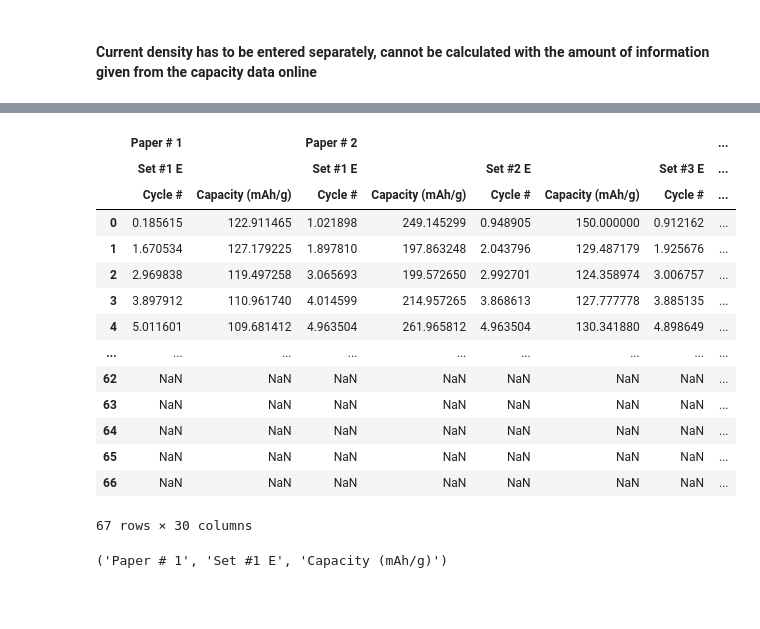
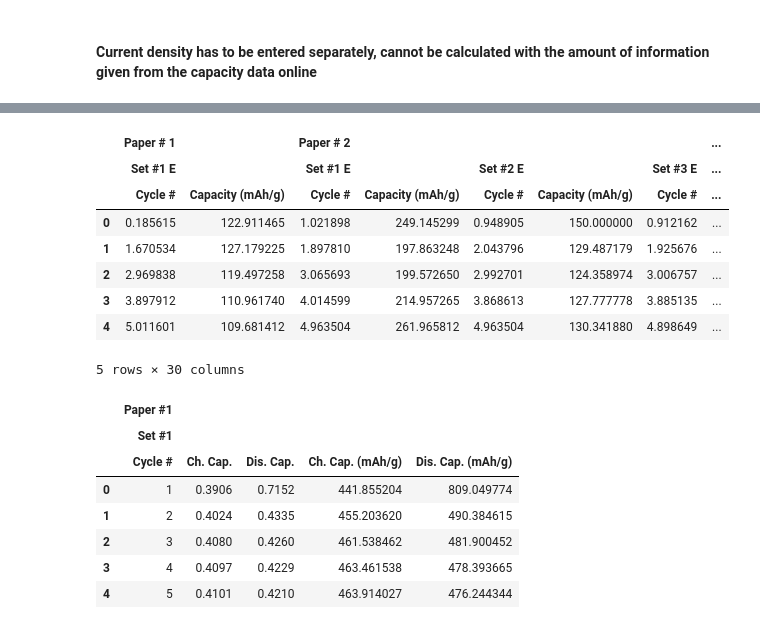
Before and after one commit to BatteryDesign/BatteryRateCap, a Jupyter notebook: Data_Conversion_v1.ipynb, the cells around one changed output, grey strips where cells are left out. Drawn from its saved outputs; the diff is of its cells as text; code cells hidden in the pictures; blank space fills up the shorter version.

```diff
--- a/Data_Conversion_v1.ipynb
+++ b/Data_Conversion_v1.ipynb
@@ -106,24 +88,16 @@ print(file_name)
 # %%
 df2 = pd.read_excel('3D_Battery_Performance_Log.xls', sheet_name = '4_CapacityCycle', header = [0,1,2])
 # %%
-df2
+df2.head()
 # %% [output]
 |  | Paper # 1 |  | Paper # 2 |  |  |  |  | ... |
 |  | Set #1 E |  | Set #1 E |  | Set #2 E |  | Set #3 E | ... |
 |  | Cycle # | Capacity (mAh/g) | Cycle # | Capacity (mAh/g) | Cycle # | Capacity (mAh/g) | Cycle # | ... |
 | 0 | 0.185615 | 122.911465 | 1.021898 | 249.145299 | 0.948905 | 150.000000 | 0.912162 | ... |
 | 1 | 1.670534 | 127.179225 | 1.897810 | 197.863248 | 2.043796 | 129.487179 | 1.925676 | ... |
 | 2 | 2.969838 | 119.497258 | 3.065693 | 199.572650 | 2.992701 | 124.358974 | 3.006757 | ... |
 | 3 | 3.897912 | 110.961740 | 4.014599 | 214.957265 | 3.868613 | 127.777778 | 3.885135 | ... |
 | 4 | 5.011601 | 109.681412 | 4.963504 | 261.965812 | 4.963504 | 130.341880 | 4.898649 | ... |
-| ... | ... | ... | ... | ... | ... | ... | ... | ... |
-| 62 | NaN | NaN | NaN | NaN | NaN | NaN | NaN | ... |
-| 63 | NaN | NaN | NaN | NaN | NaN | NaN | NaN | ... |
-| 64 | NaN | NaN | NaN | NaN | NaN | NaN | NaN | ... |
-| 65 | NaN | NaN | NaN | NaN | NaN | NaN | NaN | ... |
-| 66 | NaN | NaN | NaN | NaN | NaN | NaN | NaN | ... |
-67 rows × 30 columns
+5 rows × 30 columns
 # %%
-df.columns[1]
+df2['Paper # 1']['Set #1 E'].head()
-# %% [output]
-('Paper # 1', 'Set #1 E', 'Capacity (mAh/g)')
@@ -129,0 +106,11 @@ df.columns[1]
+# %%
+df.head()
+# %% [output]
+|  | Paper #1 |  |  |  |  |
+|  | Set #1 |  |  |  |  |
+|  | Cycle # | Ch. Cap. | Dis. Cap. | Ch. Cap. (mAh/g) | Dis. Cap. (mAh/g) |
+| 0 | 1 | 0.3906 | 0.7152 | 441.855204 | 809.049774 |
+| 1 | 2 | 0.4024 | 0.4335 | 455.203620 | 490.384615 |
+| 2 | 3 | 0.4080 | 0.4260 | 461.538462 | 481.900452 |
+| 3 | 4 | 0.4097 | 0.4229 | 463.461538 | 478.393665 |
+| 4 | 5 | 0.4101 | 0.4210 | 463.914027 | 476.244344 |
```
Also changed, not shown: parts of 14 cells of this notebook.
